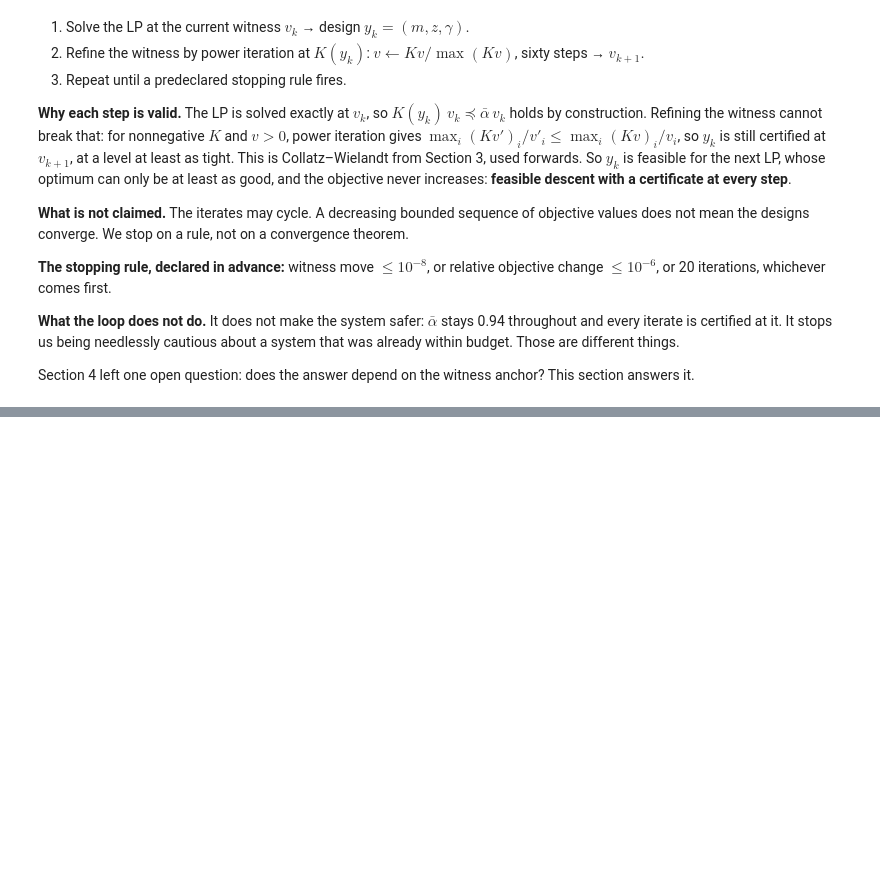
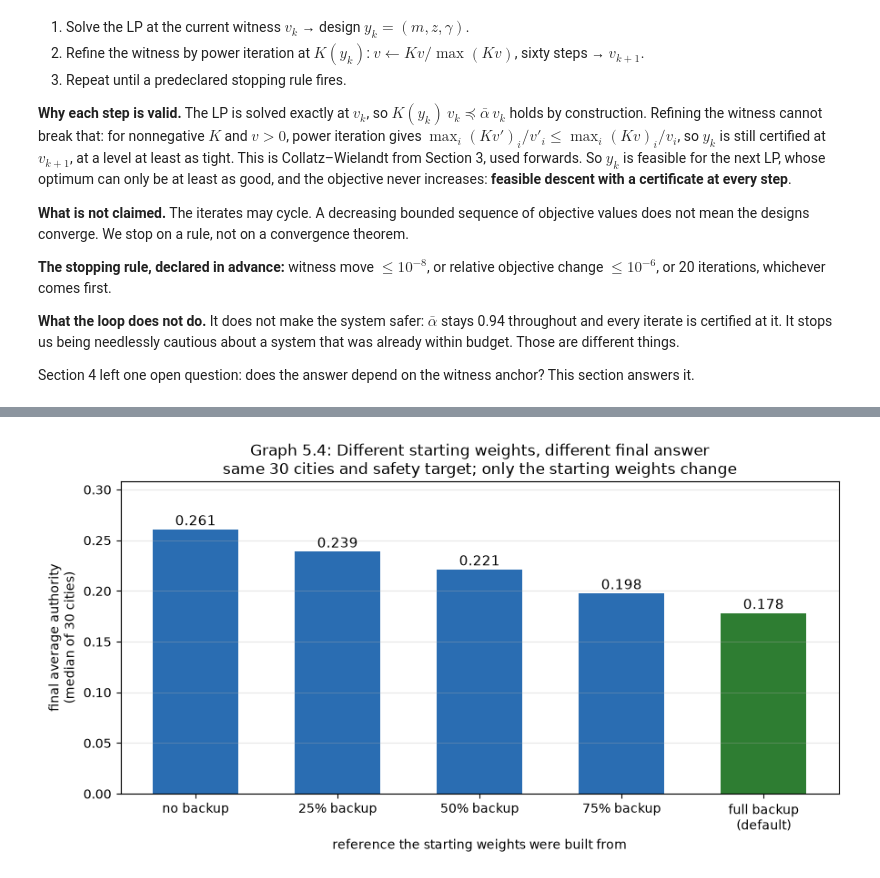
Before and after one commit to hammonr1/agentic-infra-stability, a Jupyter notebook: notebooks/coupled_city_notebook.ipynb, the cells around one changed output, grey strips where cells are left out. Drawn from its saved outputs; the diff is of its cells as text; code cells hidden in the pictures; blank space fills up the shorter version.

```diff
--- a/notebooks/coupled_city_notebook.ipynb
+++ b/notebooks/coupled_city_notebook.ipynb
@@ -1130,0 +1048,81 @@ Table D — seed 20260829, Hadi's anchor: how much of the gain survives a single
+# %%
+s = w4.make_system(SEED)
+
+# Table A: one city, round by round, from Hadi's starting witness
+trA = run(s, "m1")
+print(f"Table A: city {SEED}, starting from full backup (Hadi's)")
+print(f"{'round':>6}{'avg authority':>15}{'links kept':>12}{'avg backup':>12}{'ρ(K)':>8}{'unused margin':>15}")
+for t in trA:
+    print(f"{t['it']:>6}{t['mean_gamma']:>15.4f}{t['links']:>12}{t['mean_m']:>12.4f}{t['rho']:>8.4f}{max(t['unused'], 0):>15.4f}")
+print(f"stopped after {len(trA)} rounds ({trA[-1]['stop']}); "
+      f"first round recovered {100*(1 - trA[1]['unused']/trA[0]['unused']):.1f}% of the unused margin; "
+      f"every round certified safe: {all(t['certified'] for t in trA)}")
+
+# Table B: same city, three starting witnesses
+print(f"\nTable B: city {SEED}, three starting witnesses")
+print(f"{'starting witness':<30}{'start authority':>16}{'final authority':>17}{'links kept':>12}{'rounds':>8}")
+res = {st: run(s, st) for st in ("m1", "m0", "ones")}
+for name, st in STARTS.items():
+    t = res[st]
+    if not t: print(f"{name:<30}{'cannot start: nothing can be certified with these weights':>53}"); continue
+    print(f"{name:<30}{t[0]['mean_gamma']:>16.4f}{t[-1]['mean_gamma']:>17.4f}{t[-1]['links']:>12}{len(t):>8}")
+
+# Table C: 30 cities, both starting witnesses
+tr1, tr0 = [], []
+for k in range(30):
+    sk = w4.make_system(SEED + k)
+    tr1.append(run(sk, "m1")); tr0.append(run(sk, "m0"))
+both = [k for k in range(30) if tr1[k] and tr0[k]]
+gap_before = np.array([abs(tr1[k][0]["mean_gamma"]  - tr0[k][0]["mean_gamma"])  for k in both])
+gap_after  = np.array([abs(tr1[k][-1]["mean_gamma"] - tr0[k][-1]["mean_gamma"]) for k in both])
+dy_final   = np.array([np.linalg.norm(tr1[k][-1]["y"] - tr0[k][-1]["y"]) for k in both])
+q = lambda x: np.percentile(x, [25, 50, 75])
+gain = [t[-1]["mean_gamma"] / t[0]["mean_gamma"] for t in tr1 if t]
+print(f"\nTable C: 30 cities{'':<36}{'median':>8}   middle half")
+for lab, x in [("authority gain from the loop (Hadi's start)", gain),
+               ("gap between the two starts, before the loop", gap_before),
+               ("gap between the two starts, after the loop", gap_after)]:
+    lo, med, hi = q(x); print(f"{lab:<54}{med:>8.3f}   {lo:.3f} to {hi:.3f}")
+print(f"cities where both starts end at the same design: {int((dy_final < 1e-3).sum())} of {len(both)}")
+print(f"cities where the gap grew during the loop: {int((gap_after > gap_before).sum())} of {len(both)}")
+print(f"cities where the no-backup start ends with the better design: "
+      f"{int(sum(tr0[k][-1]['obj'] < tr1[k][-1]['obj'] - w5.TOL_NUM for k in both))} of {len(both)}")
+print(f"cities where the no-backup start ends with more authority: {int((np.array([tr0[k][-1]['mean_gamma'] for k in both]) > np.array([tr1[k][-1]['mean_gamma'] for k in both])).sum())} of {len(both)}")
+L1 = np.array([tr1[k][-1]["links"] for k in both]); L0 = np.array([tr0[k][-1]["links"] for k in both])
+B1 = np.array([tr1[k][-1]["mean_m"] for k in both]); B0 = np.array([tr0[k][-1]["mean_m"] for k in both])
+print(f"links kept (median): {np.median(L1):.0f} from Hadi's start vs {np.median(L0):.0f} from no-backup start; "
+      f"fewer links from the no-backup start in {int((L0 < L1).sum())} of {len(both)}")
+print(f"avg backup (median): {np.median(B1):.3f} from Hadi's start vs {np.median(B0):.3f} from no-backup start; "
+      f"less backup from the no-backup start in {int((B0 < B1).sum())} of {len(both)}")
+print(f"every round in every city certified safe: {all(r['certified'] for t in tr1 + tr0 for r in t)}")
+
+# Table D (W5.1): one update step per round vs sixty
+print(f"\nTable D: city {SEED}, Hadi's start, update steps per round")
+print(f"{'steps':>6}{'rounds':>8}{'final authority':>17}")
+for steps in (60, 1):
+    t = run(s, "m1", refine_steps=steps)
+    print(f"{steps:>6}{len(t):>8}{t[-1]['mean_gamma']:>17.4f}")
+
+# Graph 5.4: final authority depends on the starting weights (same 30 cities, same safety target)
+anchors = [0, 0.25, 0.5, 0.75, 1.0]
+final_g = np.full((30, len(anchors)), np.nan)
+for k in range(30):
+    sk = w4.make_system(SEED + k)
+    for j, m_a in enumerate(anchors):
+        t = alternate_from(sk, witness_at(sk, m_a, A_BAR))
+        if t: final_g[k, j] = t[-1]["mean_gamma"]
+
+med = np.nanmedian(final_g, 0)
+fig, a = plt.subplots(figsize=(9, 4.8))
+bars = a.bar(range(len(anchors)), med, color=[BLUE]*4 + [GREEN], width=0.6)
+for i, v in enumerate(med):
+    a.text(i, v + 0.004, f"{v:.3f}", ha="center", fontsize=11)
+a.set_xticks(range(len(anchors)))
+a.set_xticklabels(["no backup", "25% backup", "50% backup", "75% backup", "full backup\n(default)"])
+a.set_xlabel("reference the starting weights were built from")
+a.set_ylabel("final average authority\n(median of 30 cities)")
+a.set_ylim(0, max(med) * 1.18); a.grid(alpha=.3, axis="y")
+a.set_title("Graph 5.4: Different starting weights, different final answer\n"
+            "same 30 cities and safety target; only the starting weights change")
+plt.tight_layout(); plt.show()
+# %% [output]
@@ -1130,0 +1146 @@ Table D — seed 20260829, Hadi's anchor: how much of the gain survives a single
+[figure, added]
```
Also changed, not shown: parts of 20 cells of this notebook.
